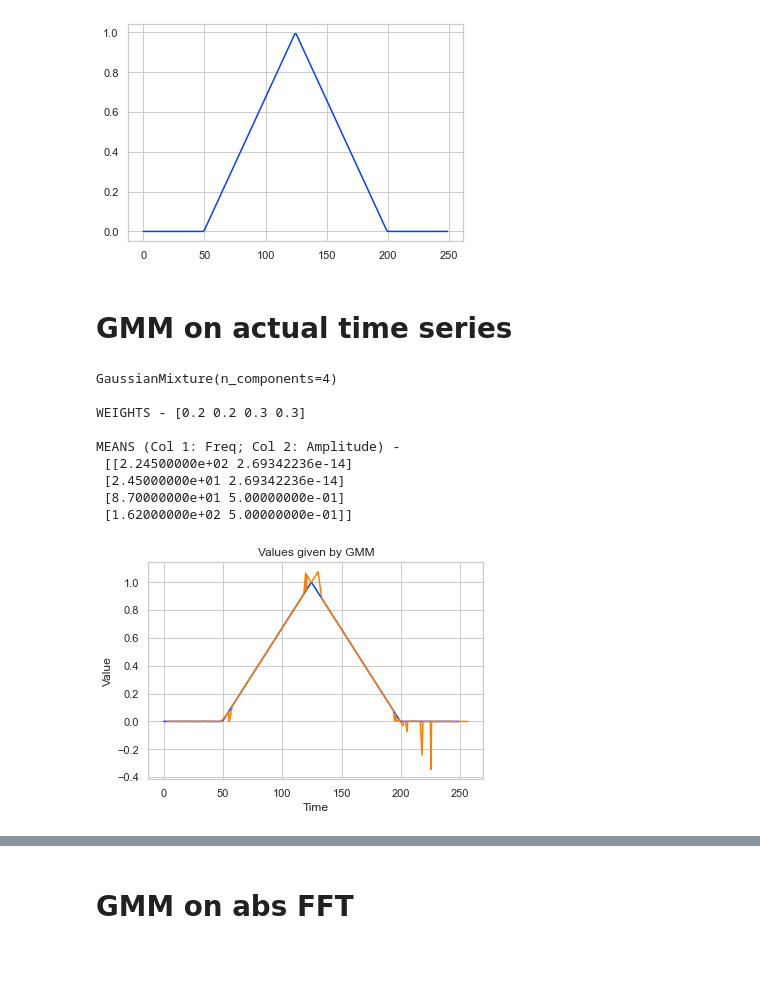
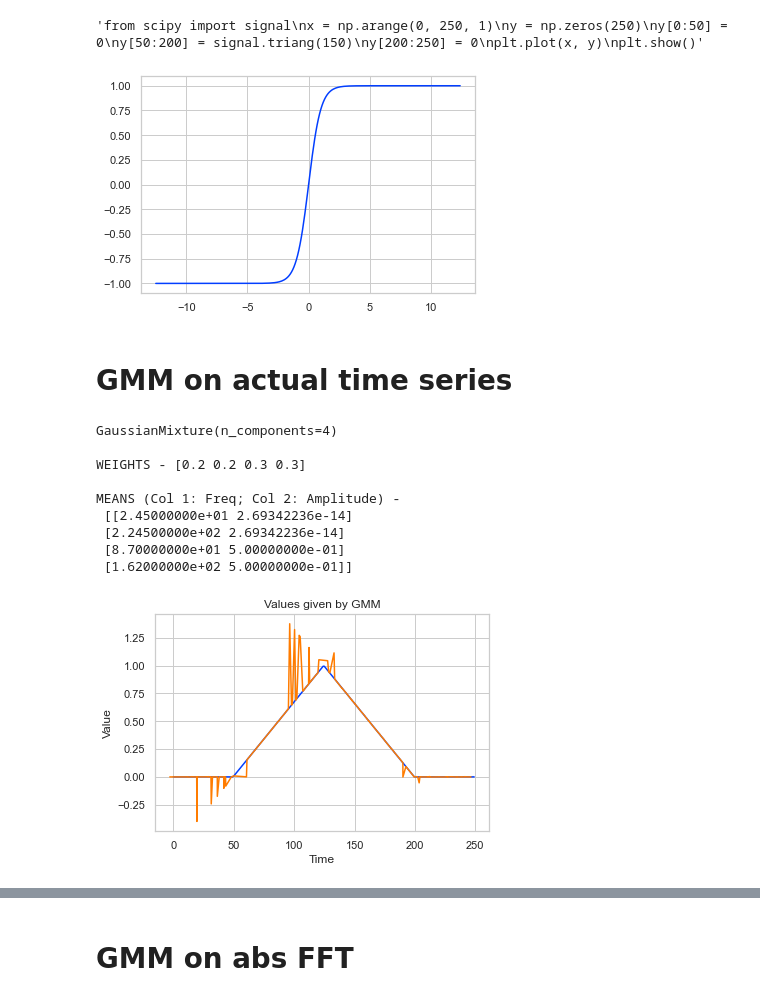
Before and after one commit to algoasylum/SatelliteImageAnalysis, a Jupyter notebook: Synthetic Data Representation/GMM - Triangle .ipynb, the cells around one changed output, grey strips where cells are left out. Saved outputs shown, nothing was run; the diff lists cells and outputs as text; code cells hidden in the pictures; blank space fills up the shorter version.

```diff
--- a/Synthetic Data Representation/GMM - Triangle .ipynb
+++ b/Synthetic Data Representation/GMM - Triangle .ipynb
@@ -18,14 +19,24 @@ from scipy import fft
 # %%
-from scipy import signal
+'''from scipy import signal
 x = np.arange(0, 250, 1)
 y = np.zeros(250)
 y[0:50] = 0
 y[50:200] = signal.triang(150)
 y[200:250] = 0
 plt.plot(x, y)
-plt.show()
+plt.show()'''
 # %% [output]
-[figure, removed]
+'from scipy import signal\nx = np.arange(0, 250, 1)\ny = np.zeros(250)\ny[0:50] = 0\ny[50:200] = signal.triang(150)\ny[200:250] = 0\nplt.plot(x, y)\nplt.show()'
+# %%
+from scipy import signal
+import math
+x = np.arange(-12.5, 12.5, 0.1)
+y = np.zeros(250)
+y = np.tanh(x)
+plt.plot(x, y)
+plt.show()
+# %% [output]
+[figure, added]
 # %%
 #x = np.arange(1, 31, 1)
 signal_3 = pd.DataFrame(zip(x,y),columns=['Time','Value'])
@@ -57,8 +68,8 @@ GaussianMixture(n_components=4)
 WEIGHTS - [0.2 0.2 0.3 0.3]
 
 MEANS (Col 1: Freq; Col 2: Amplitude) -
- [[2.24500000e+02 2.69342236e-14]
- [2.45000000e+01 2.69342236e-14]
+ [[2.45000000e+01 2.69342236e-14]
+ [2.24500000e+02 2.69342236e-14]
  [8.70000000e+01 5.00000000e-01]
  [1.62000000e+02 5.00000000e-01]]
 # %%
@@ -70,4 +81,4 @@ plt.title('Values given by GMM')
 sns.lineplot(z[:,0],z[:,1])
 plt.show()
 # %% [output]
-[figure, old version]
+[figure, new version]
```
Also changed, not shown: parts of 52 cells of this notebook, 20 other files.
